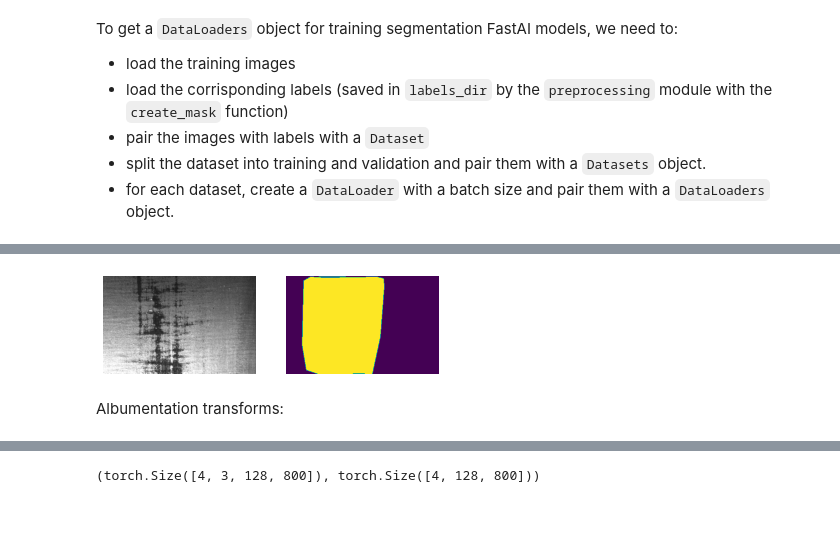
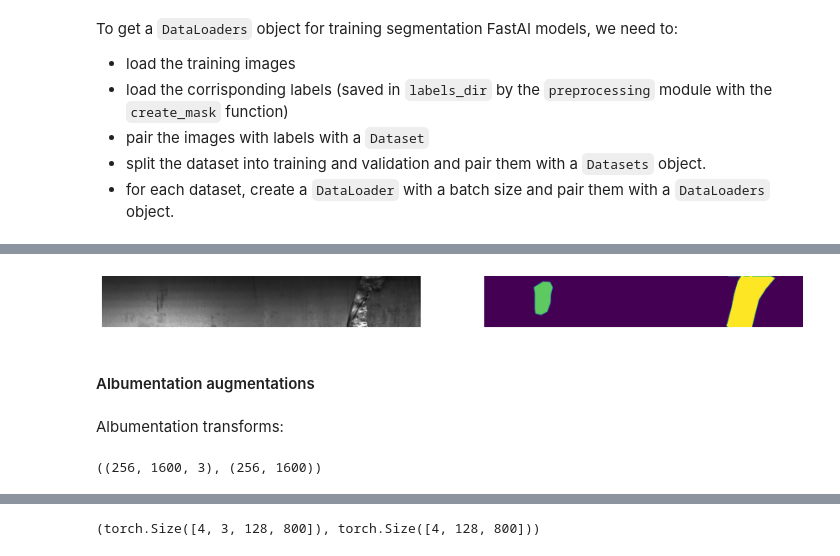
Before and after one commit to marcomatteo/steel_segmentation, a Jupyter notebook: nbs/04_dataloaders.ipynb, the cells around one changed output, grey strips where cells are left out. Cells and saved outputs as stored; diff of their text form; code cells hidden in the pictures; blank space fills up the shorter version.

```diff
--- a/nbs/04_dataloaders.ipynb
+++ b/nbs/04_dataloaders.ipynb
@@ -47,9 +47,11 @@ import albumentations as alb
 # hide
 only_imgs = ["0a1cade03.jpg", "bca4ae758.jpg", "988cf521f.jpg", "b6a257b28.jpg",
              "b2ad335bf.jpg", "72aaba8ad.jpg", "f383950e8.jpg"]
+
 train = train[train["ImageId"].isin(only_imgs)].copy()
 train_all = train_all[train_all["ImageId"].isin(only_imgs)].copy()
 train_multi = train_multi[train_multi["ImageId"].isin(only_imgs)].copy()
+train_pivot = train_pivot.loc[train_pivot.index.isin(only_imgs)].copy()
 # %% [markdown]
 ## DataBlock API
 # %% [markdown]
@@ -170,8 +166,15 @@ show_image(elem[0], figsize=(15,5));
-# %%
-# missing
-resize=Resize((256,400))
-show_images(resize(elem));
-# %% [output]
-[figure, removed]
+# %%
+elem = dsets[6]
+show_images(elem, figsize=(15,5));
+# %% [output]
+[figure, added]
+# %% [markdown]
+#### Albumentation augmentations
 # %% [markdown]
 Albumentation transforms:
+# %%
+img, mask = elem
+img, mask = np.array(img), np.array(mask)
+img.shape, mask.shape
+# %% [output]
+((256, 1600, 3), (256, 1600))
```
Also changed, not shown: parts of 29 cells of this notebook, 24 other files.
